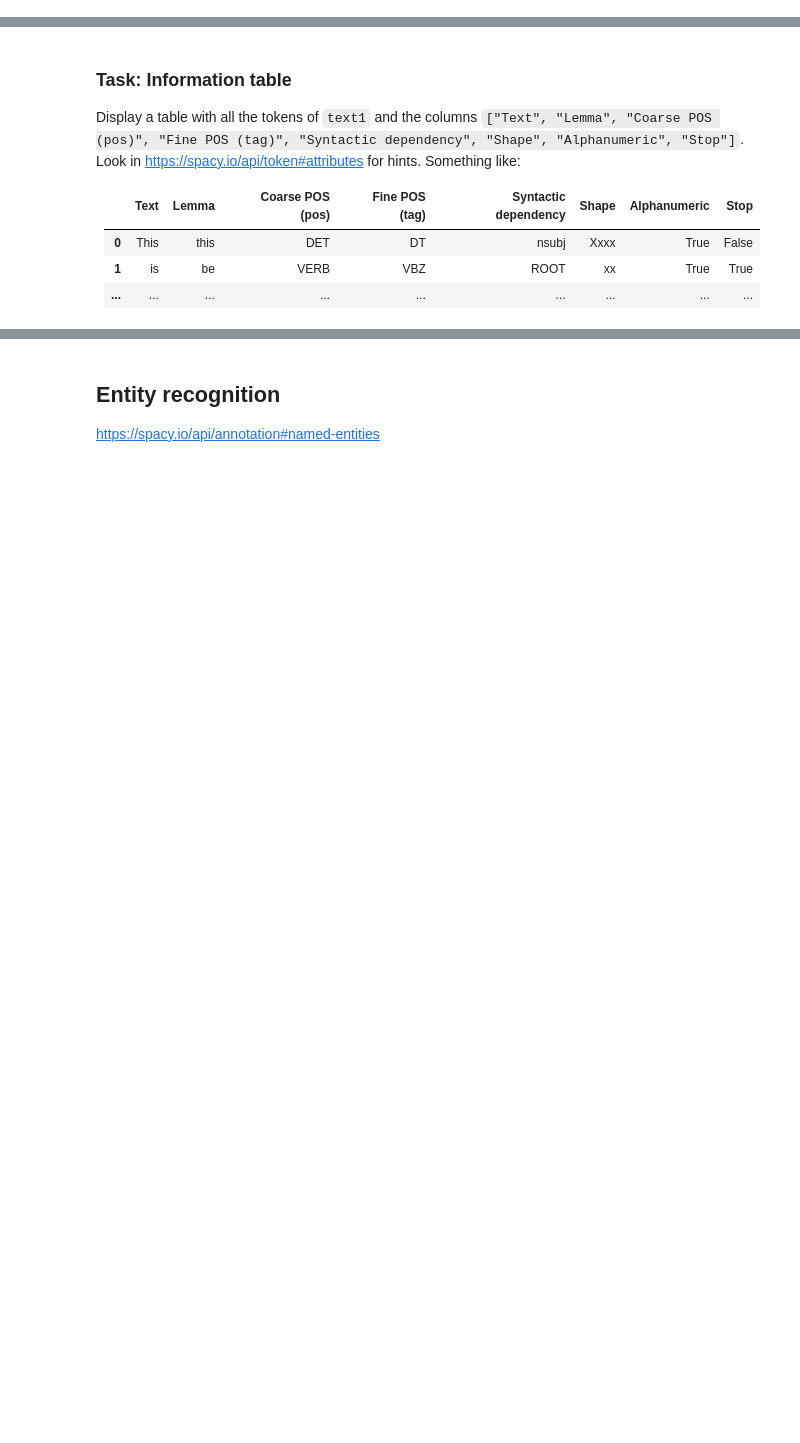
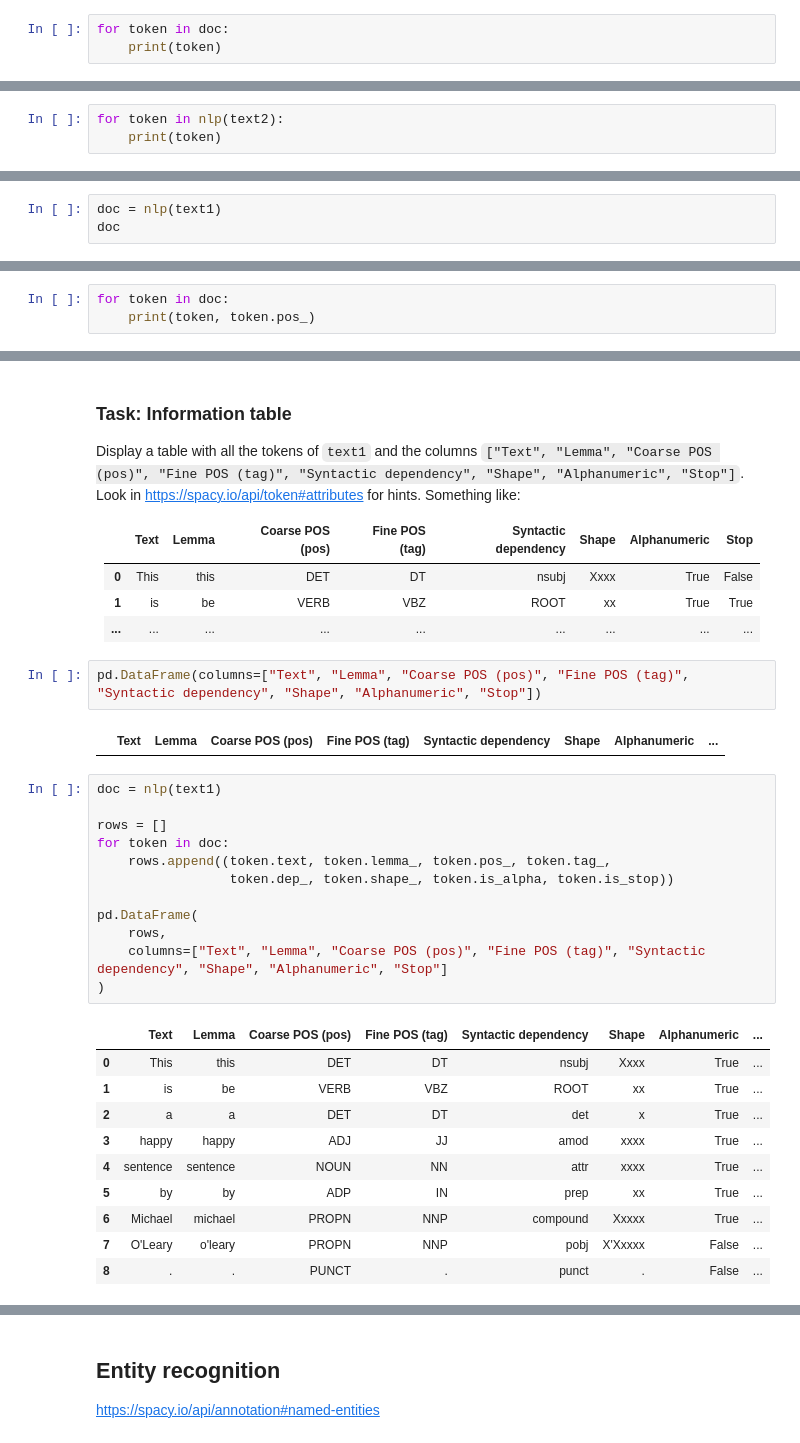
Before and after one commit to astrojuanlu/bts-mbds-data-science-foundations, a Jupyter notebook: sessions/05-Text-Mining-I.ipynb, the cells around one changed output, grey strips where cells are left out. Cells and saved outputs as stored; diff of their text form; blank space fills up the shorter version.

```diff
--- a/sessions/05-Text-Mining-I.ipynb
+++ b/sessions/05-Text-Mining-I.ipynb
@@ -16,0 +43,3 @@ text1 = "This is a happy sentence by Michael O'Leary."
+# %%
+for token in doc:
+    print(token)
@@ -18,0 +86,3 @@ text2 = 'Some\nspaces  and\ttab characters'
+# %%
+for token in nlp(text2):
+    print(token)
@@ -24,3 +210,6 @@ text3 = "In ancient Rome, some neighbors live in three adjacent houses. In the c
 ## Part-of-speech tagging
 
 All tags recognized by spaCy are listed at https://spacy.io/api/annotation#pos-tagging.
+# %%
+doc = nlp(text1)
+doc
@@ -26,0 +218,3 @@ All tags recognized by spaCy are listed at https://spacy.io/api/annotation#pos-t
+# %%
+for token in doc:
+    print(token, token.pos_)
@@ -79,3 +294,30 @@ Display a table with all the tokens of `text1` and the columns `["Text", "Lemma"
     </tr>
   </tbody>
 </table>
+# %%
+pd.DataFrame(columns=["Text", "Lemma", "Coarse POS (pos)", "Fine POS (tag)", "Syntactic dependency", "Shape", "Alphanumeric", "Stop"])
+# %% [output]
+|  | Text | Lemma | Coarse POS (pos) | Fine POS (tag) | Syntactic dependency | Shape | Alphanumeric | ... |
+# %%
+doc = nlp(text1)
+
+rows = []
+for token in doc:
+    rows.append((token.text, token.lemma_, token.pos_, token.tag_,
+                 token.dep_, token.shape_, token.is_alpha, token.is_stop))
+
+pd.DataFrame(
+    rows,
+    columns=["Text", "Lemma", "Coarse POS (pos)", "Fine POS (tag)", "Syntactic dependency", "Shape", "Alphanumeric", "Stop"]
+)
+# %% [output]
+|  | Text | Lemma | Coarse POS (pos) | Fine POS (tag) | Syntactic dependency | Shape | Alphanumeric | ... |
+| 0 | This | this | DET | DT | nsubj | Xxxx | True | ... |
+| 1 | is | be | VERB | VBZ | ROOT | xx | True | ... |
+| 2 | a | a | DET | DT | det | x | True | ... |
+| 3 | happy | happy | ADJ | JJ | amod | xxxx | True | ... |
+| 4 | sentence | sentence | NOUN | NN | attr | xxxx | True | ... |
+| 5 | by | by | ADP | IN | prep | xx | True | ... |
+| 6 | Michael | michael | PROPN | NNP | compound | Xxxxx | True | ... |
+| 7 | O'Leary | o'leary | PROPN | NNP | pobj | X'Xxxxx | False | ... |
+| 8 | . | . | PUNCT | . | punct | . | False | ... |
```
Also changed, not shown: parts of 68 cells of this notebook.
